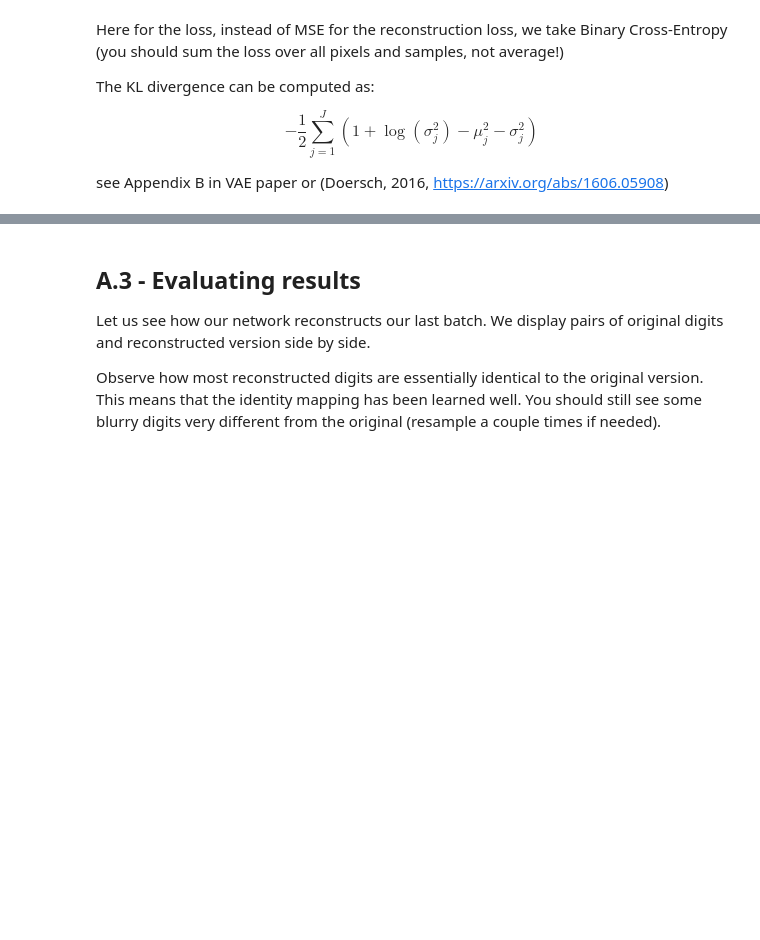
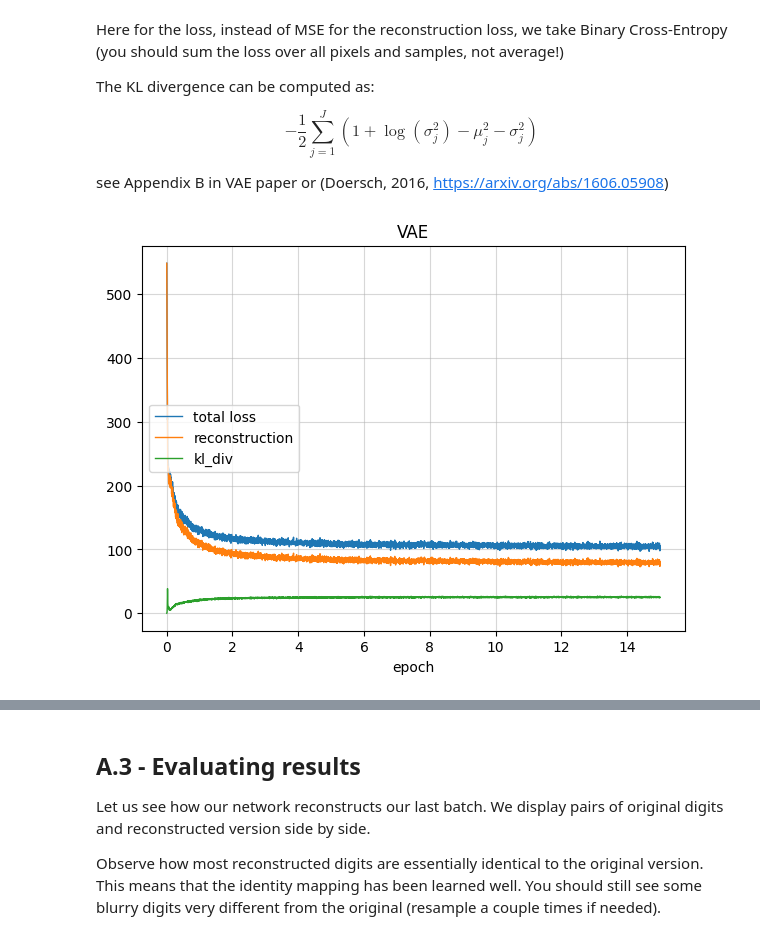
Before and after one commit to the-demby/ensae_dl_pw2, a Jupyter notebook: notebook.ipynb, the cells around one changed output, grey strips where cells are left out. Drawn from its saved outputs; the diff is of its cells as text; code cells hidden in the pictures; blank space fills up the shorter version.

```diff
--- a/notebook.ipynb
+++ b/notebook.ipynb
@@ -144,14 +153,30 @@ $z= \mu + \sigma \odot \epsilon$, where $\epsilon \sim \mathcal{N}(0,1)$
 class VAE(nn.Module):
     def __init__(self, h_dim, z_dim):
         super(VAE, self).__init__()
+        self.fc1 = nn.Linear(28*28, h_dim)
+        self.fc_mu = nn.Linear(h_dim, z_dim)
+        self.fc_logvar = nn.Linear(h_dim, z_dim)
+        self.fc_dec1 = nn.Linear(z_dim, h_dim)
+        self.fc_dec2 = nn.Linear(h_dim, 28*28)
 
     def encode(self, x):
+        h = F.relu(self.fc1(x))
+        return self.fc_mu(h), self.fc_logvar(h)
 
     def reparameterize(self, mu, log_var):
+        std = torch.exp(0.5 * log_var)
+        eps = torch.randn_like(std)
+        return mu + eps * std
 
     def decode(self, z):
+        h = F.relu(self.fc_dec1(z))
+        return torch.sigmoid(self.fc_dec2(h))
 
     def forward(self, x):
+        mu, log_var = self.encode(x)
+        z = self.reparameterize(mu, log_var)
+        x_hat = self.decode(z)
+        return x_hat, mu, log_var
 
 # Hyper-parameters
 h_dim = 400
@@ -171,37 +196,40 @@ $$-\frac{1}{2} \sum_{j=1}^J\left(1+\log(\sigma_j^2) - \mu_j^2 -\sigma_j^2\right)
 see Appendix B in VAE paper or (Doersch, 2016, https://arxiv.org/abs/1606.05908)
 # %%
 verbose = False
+IMAGE_SIZE = 28 * 28  # défini globalement pour lisibilité
+
 data_dict = { "epoch": [], "total loss": [], "reconstruction": [], "kl_div": [] }
 
 for epoch in range(num_epochs):
     for i, (x, _) in enumerate(data_loader):
-        # Forward pass
         x = x.to(device).view(-1, IMAGE_SIZE)
         x_reconst, mu, log_var = model(x)
 
-        # Compute reconstruction loss and kl divergence
-        reconst_loss =
-        kl_div =
-        loss =
+        # Compute reconstruction loss and KL divergence
+        reconst_loss = F.binary_cross_entropy(x_reconst, x, reduction='sum')
+        kl_div = -0.5 * torch.sum(1 + log_var - mu.pow(2) - log_var.exp())
+        loss = reconst_loss + kl_div
 
         # Backprop and optimize
         optimizer.zero_grad()
         loss.backward()
         optimizer.step()
 
         # Bookkeeping
         data_dict["total loss"].append(loss.item() / len(x))
         data_dict["reconstruction"].append(reconst_loss.item() / len(x))
         data_dict["kl_div"].append(kl_div.item() / len(x))
         data_dict["epoch"].append(epoch + float(1+i) / len(data_loader))
 
-
+        # Logging
         if (i+1) % 100 == 0:
             if verbose:
-                print ("Epoch[{}/{}], Step [{}/{}], Reconst Loss: {:.4f}, KL Div: {:.4f}"
+                print("Epoch [{}/{}], Step [{}/{}], Reconst Loss: {:.4f}, KL Div: {:.4f}"
                       .format(epoch+1, num_epochs, i+1, len(data_loader),
                               reconst_loss.item()/len(x), kl_div.item()/len(x)))
             else:
                 live_plot(data_dict, x_key="epoch", title="VAE")
 
 live_plot(data_dict, x_key="epoch", title="VAE")
+# %% [output]
+[figure, added]
```
Also changed, not shown: parts of 35 cells of this notebook, 9 other files.
